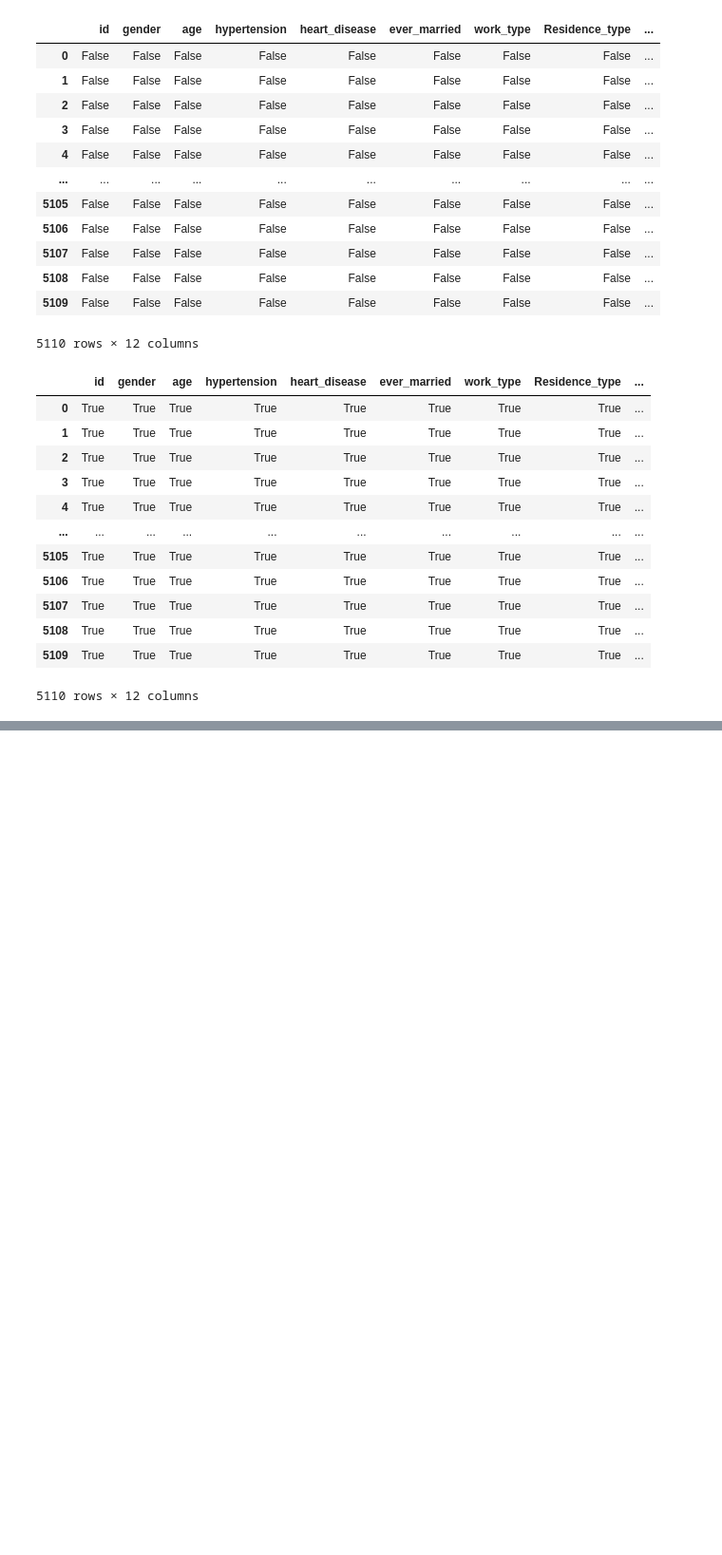
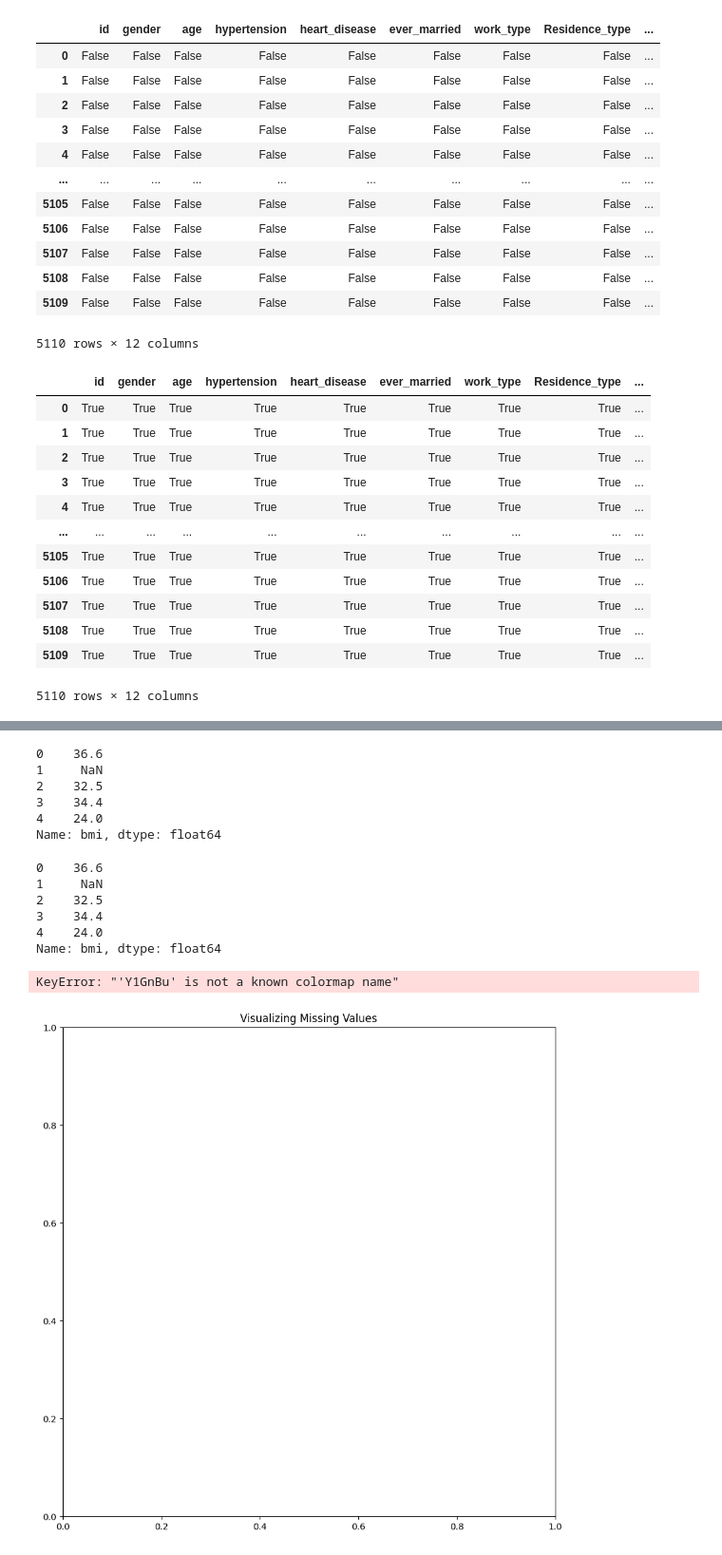
Before and after one commit to bhandariarun/365-365-days, a Jupyter notebook: April/Data_Science_workshop.ipynb, the cells around one changed output, grey strips where cells are left out. Shown at 95% size. Saved outputs shown, nothing was run; the diff lists cells and outputs as text; code cells hidden in the pictures; blank space fills up the shorter version.

Commit message:
Data Science Workshop

```diff
--- a/April/Data_Science_workshop.ipynb
+++ b/April/Data_Science_workshop.ipynb
@@ -101,0 +118,18 @@ df.notnull()
+# %%
+df['bmi'].head()
+# %% [output]
+0    36.6
+1     NaN
+2    32.5
+3    34.4
+4    24.0
+Name: bmi, dtype: float64
+# %%
+df.bmi.head()
+# %% [output]
+0    36.6
+1     NaN
+2    32.5
+3    34.4
+4    24.0
+Name: bmi, dtype: float64
@@ -101,0 +139,12 @@ df.notnull()
+# %%
+plt.figure(figsize=(10, 10))
+plt.title('Visualizing Missing Values')
+sns.heatmap(
+    df.isna().transpose(),
+    cmap="Y1GnBu",
+    cbar_kws = {'label':'Missing Data'}
+)
+plt.show()
+# %% [output]
+KeyError: "'Y1GnBu' is not a known colormap name"
+[figure, added]
```
Also changed, not shown: parts of 3 cells of this notebook.
